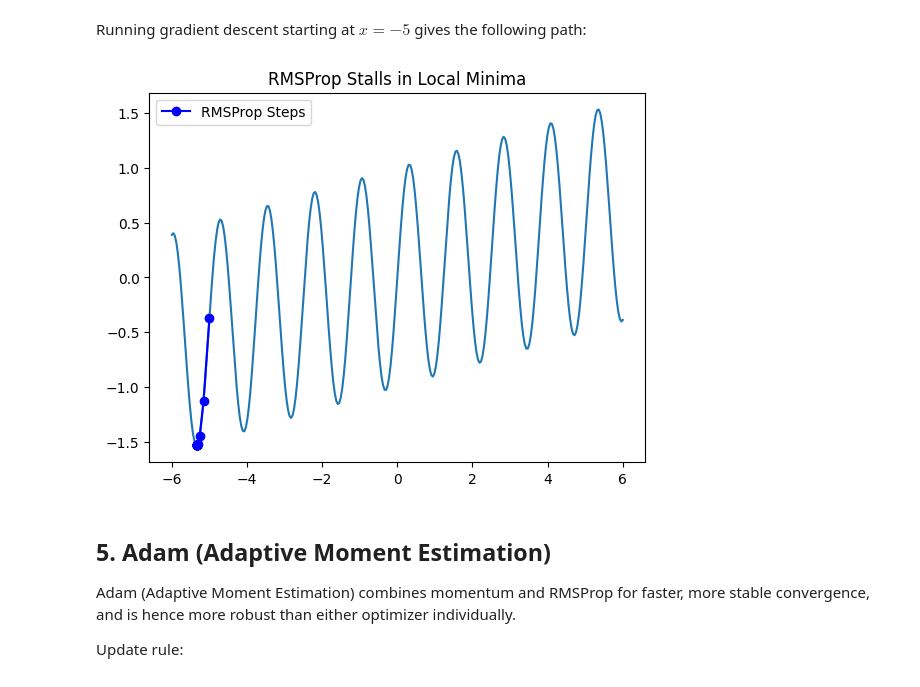
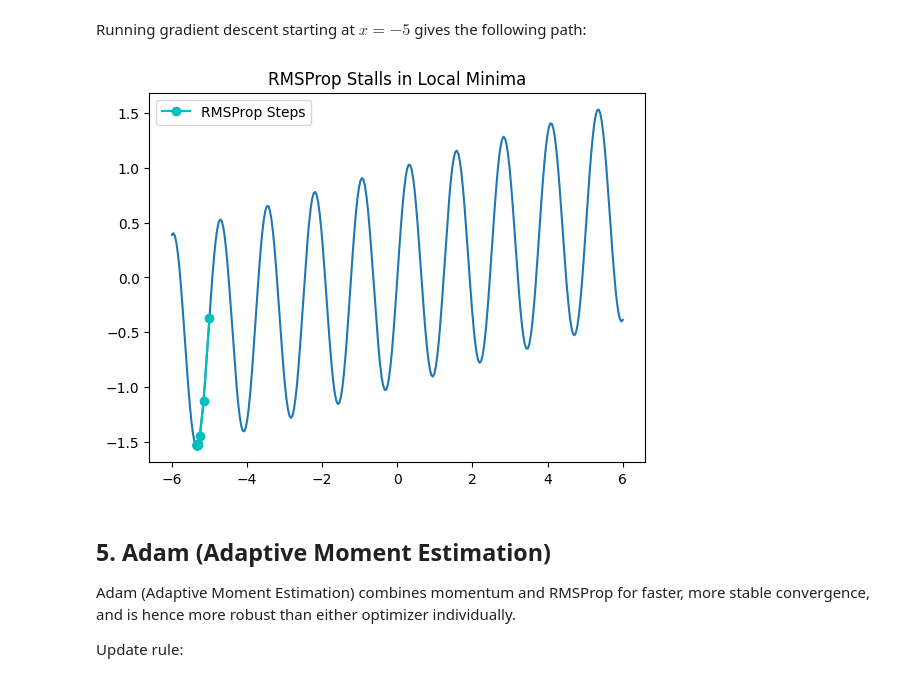
Before and after one commit to cnguyen-uk/Data-Science-Notes, a Jupyter notebook: Gradient Descent - Algorithms, Pitfalls, and Practical Insights.ipynb, the cells around one changed output. Saved outputs shown, nothing was run; the diff lists cells and outputs as text; code cells hidden in the pictures.

```diff
--- a/Gradient Descent - Algorithms, Pitfalls, and Practical Insights.ipynb
+++ b/Gradient Descent - Algorithms, Pitfalls, and Practical Insights.ipynb
@@ -474,27 +474,27 @@ Running gradient descent starting at $x = -5$ gives the following path:
 # %%
 # Parameter setup
 x_k = -5
 Eg2 = 0.0
 beta = 0.9
 eta = 0.05
 eps = 1e-8
 
 # Gradient descent run
 history = [x_k]
 for _ in range(30):
     g = oscillating_grad(x_k)
     Eg2 = beta * Eg2 + (1 - beta) * g**2
     x_k = x_k - eta * g / (np.sqrt(Eg2) + eps)
     history.append(x_k)
 
 # Gradient descent path plot
 plt.plot(x, oscillating_f(x))
-plt.plot(history, [oscillating_f(xx) for xx in history], 'bo-', label='RMSProp Steps')
+plt.plot(history, [oscillating_f(xx) for xx in history], "co-", label="RMSProp Steps")
 plt.legend()
 plt.title("RMSProp Stalls in Local Minima")
 plt.show()
 # %% [output]
-[figure, old version]
+[figure, new version]
 # %% [markdown]
 ## 5. Adam (Adaptive Moment Estimation)
 
```
Also changed, not shown: parts of 19 cells of this notebook.
